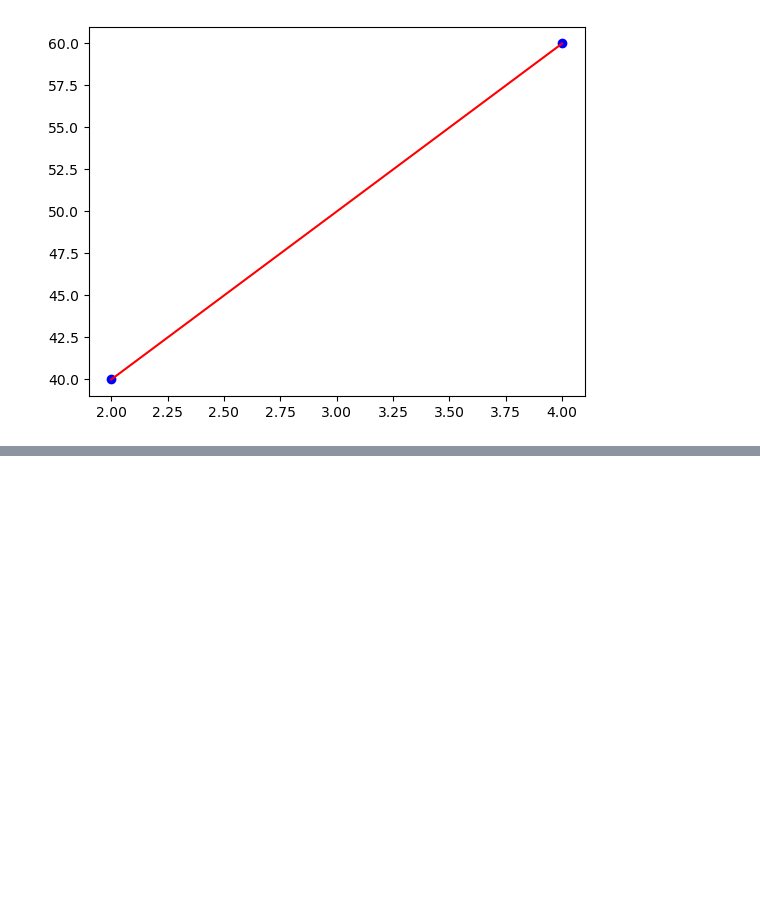
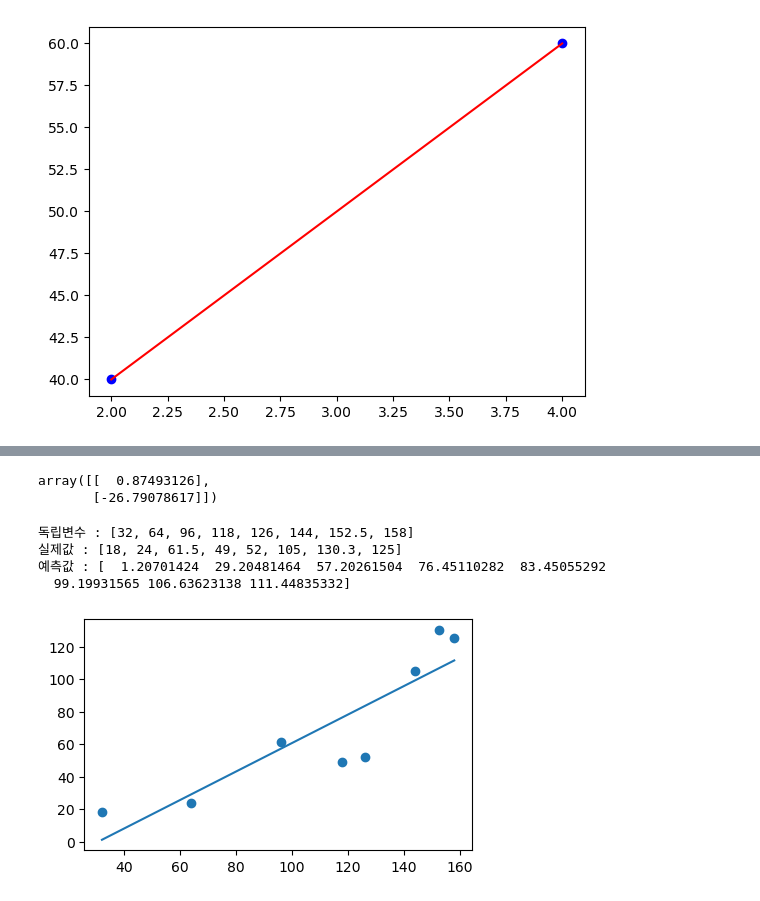
Before and after one commit to Thejiney/ai, a Jupyter notebook: source/07_python/ch11_N차원배열다루기_4절~6절.ipynb, the cells around one changed output, grey strips where cells are left out. Drawn from its saved outputs; the diff is of its cells as text; code cells hidden in the pictures; blank space fills up the shorter version.

```diff
--- a/source/07_python/ch11_N차원배열다루기_4절~6절.ipynb
+++ b/source/07_python/ch11_N차원배열다루기_4절~6절.ipynb
@@ -393,0 +426,8 @@ plt.show()
+# %%
+x = [32,64,96,118,126,144,152.5,158] # 독립변수
+y = [18,24,61.5,49,52,105,130.3,125] # 종속변수
+# %%
+X = np.column_stack([x, np.ones(len(x))])
+print(X)
+Y = np.array(y).reshape(-1, 1)
+print(Y)
@@ -393,0 +456,25 @@ plt.show()
+# %%
+wb = np.linalg.inv(X.T @ X) @ X.T @ Y
+wb
+# %% [output]
+array([[  0.87493126],
+       [-26.79078617]])
+# %%
+f = wb[0]*x + wb[1] # 회귀분석에서 도출된 가중치로 예측치
+# %%
+print('독립변수 :',x)
+print('실제값 :',y)
+print('예측값 :',f)
+# %% [output]
+독립변수 : [32, 64, 96, 118, 126, 144, 152.5, 158]
+실제값 : [18, 24, 61.5, 49, 52, 105, 130.3, 125]
+예측값 : [  1.20701424  29.20481464  57.20261504  76.45110282  83.45055292
+  99.19931565 106.63623138 111.44835332]
+# %%
+import matplotlib.pyplot as plt
+plt.figure(figsize=(5,3))
+plt.plot(x, f, '-') # 회귀식
+plt.scatter(x,y)
+plt.show()
+# %% [output]
+[figure, added]
```
Also changed, not shown: parts of 27 cells of this notebook, 22 other files.
